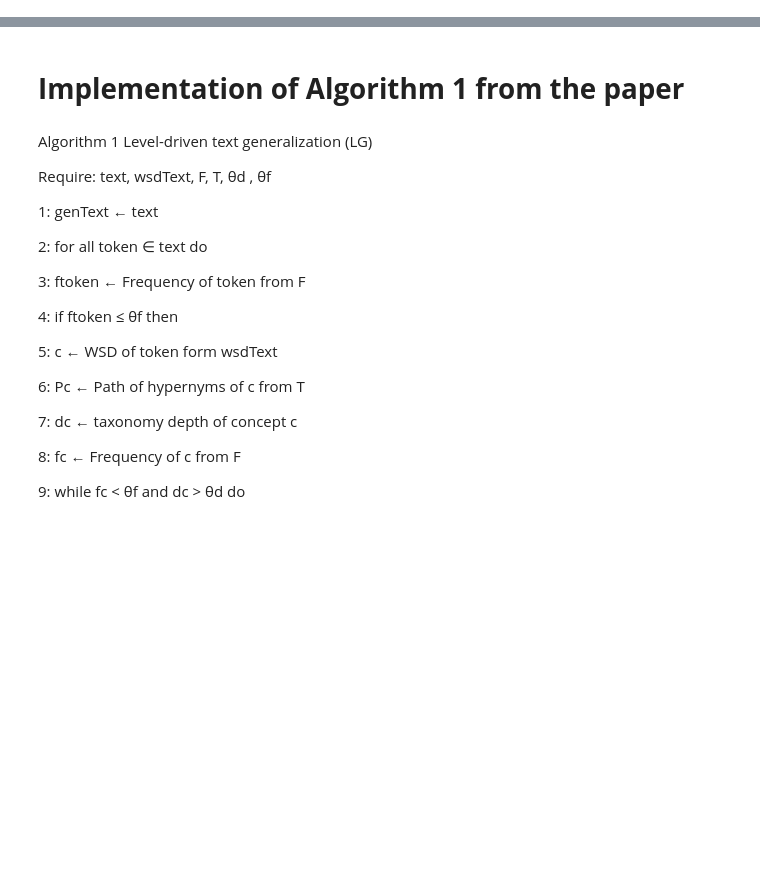
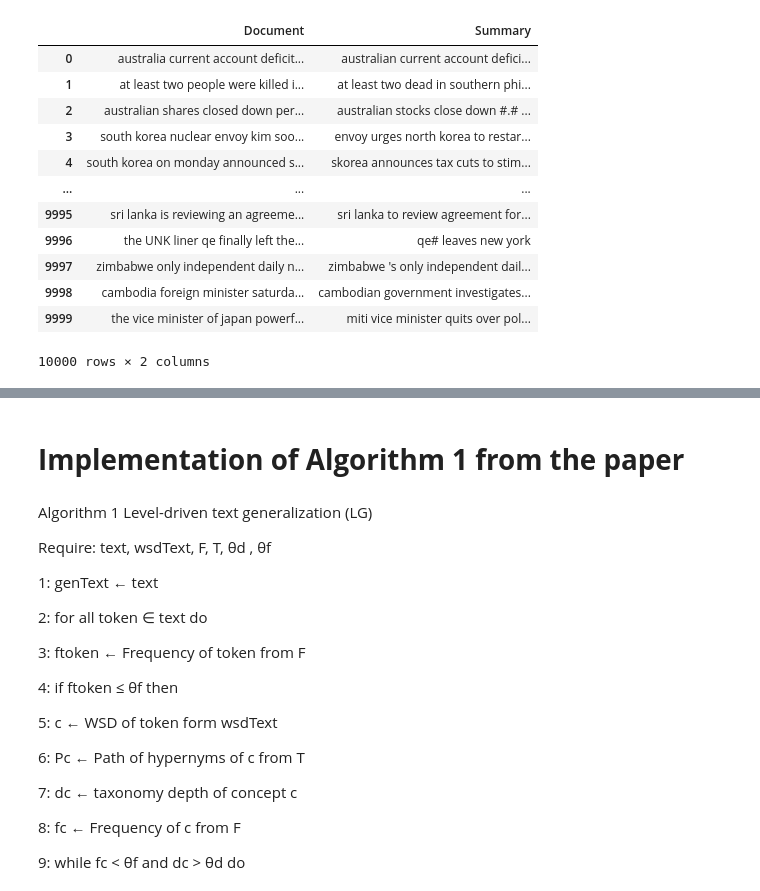
Before and after one commit to pratiksrm99/Abstractive_Text_Summerization, a Jupyter notebook: Abstractive_TS.ipynb, the cells around one changed output, grey strips where cells are left out. Cells and saved outputs as stored; diff of their text form; code cells hidden in the pictures; blank space fills up the shorter version.

```diff
--- a/Abstractive_TS.ipynb
+++ b/Abstractive_TS.ipynb
@@ -56,7 +55,25 @@ WARNING:datasets.builder:Found cached dataset gigaword (/root/.cache/huggingface
 # %%
 df = pd.DataFrame(columns= ["Document", "Summary"])
-df["Document"] = dataset.get("test")["document"]
-df["Summary"] = dataset.get("test")["summary"]
+df["Document"] = dataset.get("train")["document"]
+df["Summary"] = dataset.get("train")["summary"]
+df = df.loc[0:9999,:]
+df["Document"] = df["Document"].apply(lambda x: re.sub('[^A-Za-z0-9]+', ' ', x))
+df["Document"] = df["Document"].apply(lambda x: re.sub(r'(?:^| )\w(?:$| )', ' ', x).strip())
+df
+# %% [output]
+|  | Document | Summary |
+| 0 | australia current account deficit... | australian current account defici... |
+| 1 | at least two people were killed i... | at least two dead in southern phi... |
+| 2 | australian shares closed down per... | australian stocks close down #.# ... |
+| 3 | south korea nuclear envoy kim soo... | envoy urges north korea to restar... |
+| 4 | south korea on monday announced s... | skorea announces tax cuts to stim... |
+| ... | ... | ... |
+| 9995 | sri lanka is reviewing an agreeme... | sri lanka to review agreement for... |
+| 9996 | the UNK liner qe finally left the... | qe# leaves new york |
+| 9997 | zimbabwe only independent daily n... | zimbabwe 's only independent dail... |
+| 9998 | cambodia foreign minister saturda... | cambodian government investigates... |
+| 9999 | the vice minister of japan powerf... | miti vice minister quits over pol... |
+10000 rows × 2 columns
 # %%
 # df["Split_text"] = df["Document"].apply(str.split)
 # df["Article_length"] = df["Split_text"].apply(len)
```
Also changed, not shown: parts of 12 cells of this notebook.
